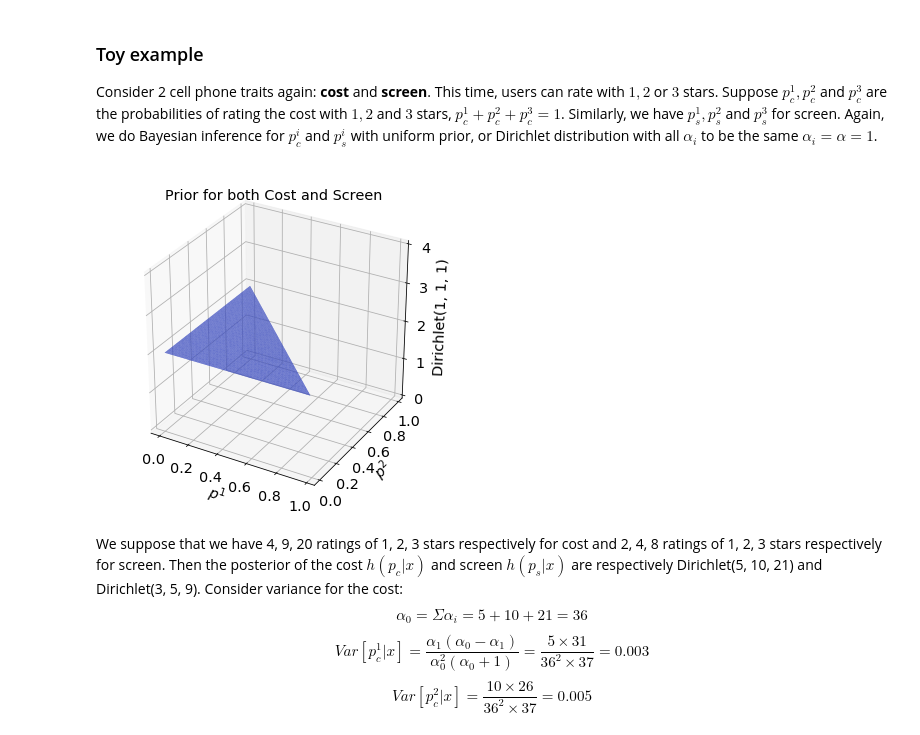
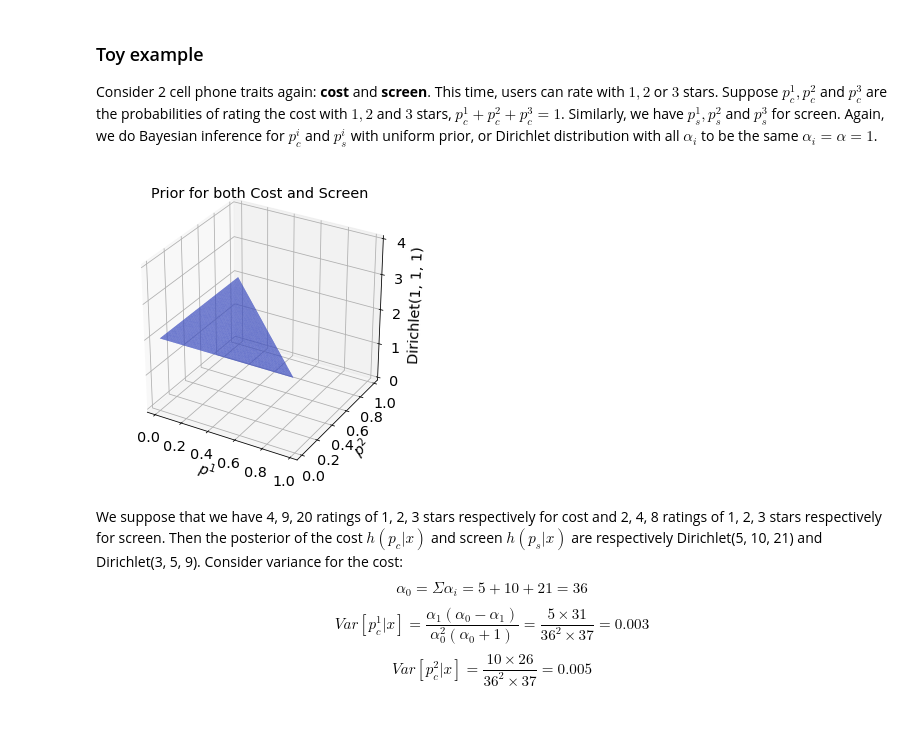
Before and after one commit to lexuanthongnhat/notebooks, a Jupyter notebook: Reviews Solicitation.ipynb, the cells around one changed output. Drawn from its saved outputs; the diff is of its cells as text; code cells hidden in the pictures.

```diff
--- a/Reviews Solicitation.ipynb
+++ b/Reviews Solicitation.ipynb
@@ -110,29 +110,31 @@ Consider 2 cell phone traits again: **cost** and **screen**. This time, users ca
 # %%
 from mpl_toolkits.mplot3d import axes3d
 from matplotlib import cm
 import scipy.stats as stats
 
 
 def dirichlet_coord(a1, a2, a3):
     x, y = np.mgrid[0.01:1:0.01, 0.01:1:0.01]
     x = x.flatten()
     y = y.flatten()
     xy = x + y
     x = x[xy < 1]
     y = y[xy < 1]
     xy_remain = 1 - (x + y)
-    z = [stats.dirichlet.pdf([x[i], y[i], xy_remain[i]], [a1, a2, a3]) for i in range(len(x))]
+    z = [stats.dirichlet.pdf([x[i], y[i], xy_remain[i]], [a1, a2, a3])
+         for i in range(len(x))]
     z = np.array(z)
     return (x, y, z)
 
-fig = plt.figure(figsize=(6, 6))
-ax = fig.gca(projection='3d', xlabel=r'$p^1$', ylabel=r'$p^2$', zlabel='Dirichlet(1, 1, 1)',
-             zlim=(0, 4), title='Prior for both Cost and Screen', zmargin=1)
+fig = plt.figure(figsize=(5.5, 5.5))
+ax = fig.gca(projection='3d', xlabel=r'$p^1$', ylabel=r'$p^2$',
+             zlabel='Dirichlet(1, 1, 1)', zlim=(0, 4),
+             title='Prior for both Cost and Screen', zmargin=1)
 x, y, z = dirichlet_coord(1, 1, 1)
 ax.plot_trisurf(x, y, z, cmap=cm.coolwarm, linewidth=0.0, antialiased=True)
 plt.show()
 # %% [output]
-[figure, old version]
+[figure, new version]
 # %% [markdown]
 We suppose that we have 4, 9, 20 ratings of 1, 2, 3 stars respectively for cost and 2, 4, 8 ratings of 1, 2, 3 stars respectively for screen. Then the posterior of the cost $h(p_c|x)$ and screen $h(p_s|x)$ are respectively Dirichlet(5, 10, 21) and Dirichlet(3, 5, 9). Consider variance for the cost:
 $$\alpha_0 = \Sigma \alpha_i = 5 + 10 + 21 = 36$$
```
Also changed, not shown: parts of 2 cells of this notebook.
